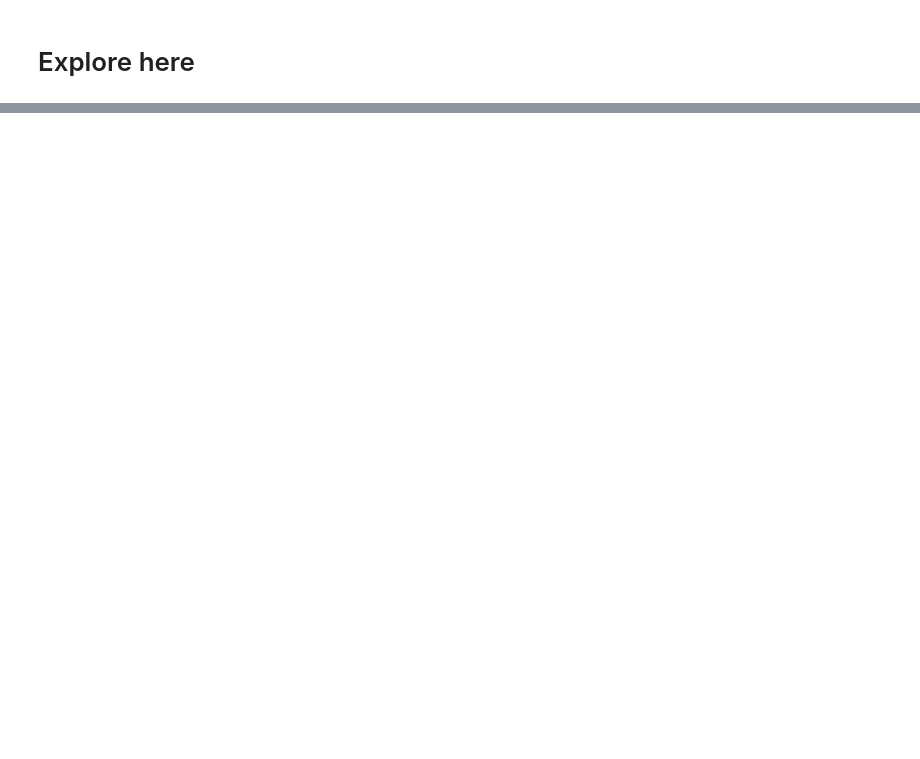
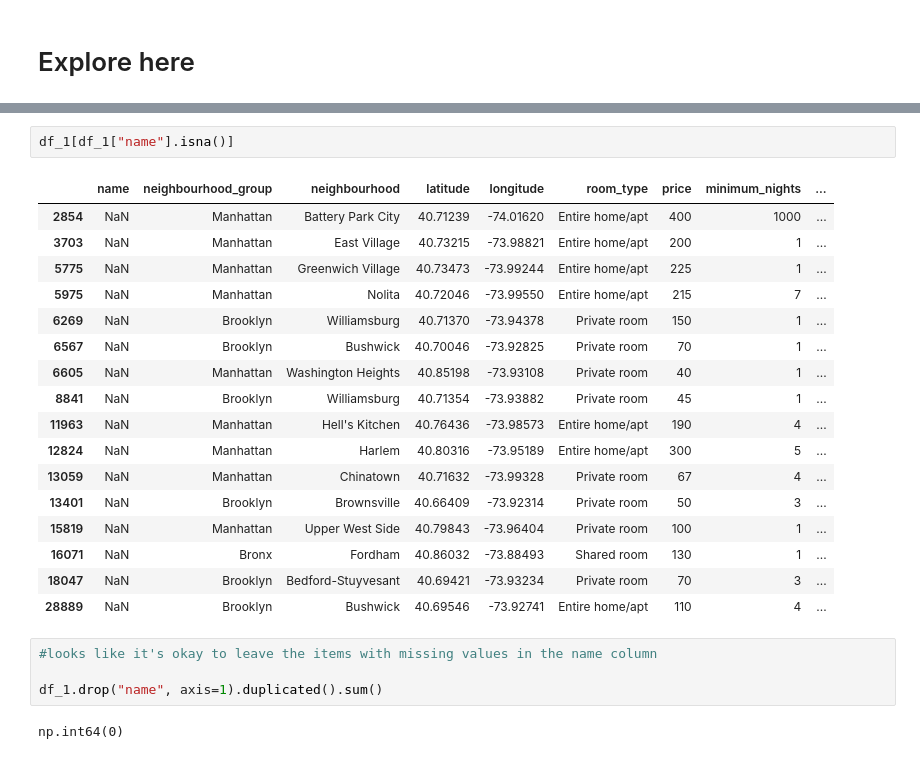
Before and after one commit to drtclem/machine-learning-python-template, a Jupyter notebook: src/explore.ipynb, the cells around one changed output, grey strips where cells are left out. Cells and saved outputs as stored; diff of their text form; blank space fills up the shorter version.

```diff
--- a/src/explore.ipynb
+++ b/src/explore.ipynb
@@ -22,0 +84,26 @@ ModuleNotFoundError: No module named 'requests'
+# %%
+df_1[df_1["name"].isna()]
+# %% [output]
+|  | name | neighbourhood_group | neighbourhood | latitude | longitude | room_type | price | minimum_nights | ... |
+| 2854 | NaN | Manhattan | Battery Park City | 40.71239 | -74.01620 | Entire home/apt | 400 | 1000 | ... |
+| 3703 | NaN | Manhattan | East Village | 40.73215 | -73.98821 | Entire home/apt | 200 | 1 | ... |
+| 5775 | NaN | Manhattan | Greenwich Village | 40.73473 | -73.99244 | Entire home/apt | 225 | 1 | ... |
+| 5975 | NaN | Manhattan | Nolita | 40.72046 | -73.99550 | Entire home/apt | 215 | 7 | ... |
+| 6269 | NaN | Brooklyn | Williamsburg | 40.71370 | -73.94378 | Private room | 150 | 1 | ... |
+| 6567 | NaN | Brooklyn | Bushwick | 40.70046 | -73.92825 | Private room | 70 | 1 | ... |
+| 6605 | NaN | Manhattan | Washington Heights | 40.85198 | -73.93108 | Private room | 40 | 1 | ... |
+| 8841 | NaN | Brooklyn | Williamsburg | 40.71354 | -73.93882 | Private room | 45 | 1 | ... |
+| 11963 | NaN | Manhattan | Hell's Kitchen | 40.76436 | -73.98573 | Entire home/apt | 190 | 4 | ... |
+| 12824 | NaN | Manhattan | Harlem | 40.80316 | -73.95189 | Entire home/apt | 300 | 5 | ... |
+| 13059 | NaN | Manhattan | Chinatown | 40.71632 | -73.99328 | Private room | 67 | 4 | ... |
+| 13401 | NaN | Brooklyn | Brownsville | 40.66409 | -73.92314 | Private room | 50 | 3 | ... |
+| 15819 | NaN | Manhattan | Upper West Side | 40.79843 | -73.96404 | Private room | 100 | 1 | ... |
+| 16071 | NaN | Bronx | Fordham | 40.86032 | -73.88493 | Shared room | 130 | 1 | ... |
+| 18047 | NaN | Brooklyn | Bedford-Stuyvesant | 40.69421 | -73.93234 | Private room | 70 | 3 | ... |
+| 28889 | NaN | Brooklyn | Bushwick | 40.69546 | -73.92741 | Entire home/apt | 110 | 4 | ... |
+# %%
+#looks like it's okay to leave the items with missing values in the name column
+
+df_1.drop("name", axis=1).duplicated().sum()
+# %% [output]
+np.int64(0)
```
Also changed, not shown: parts of 12 cells of this notebook.
